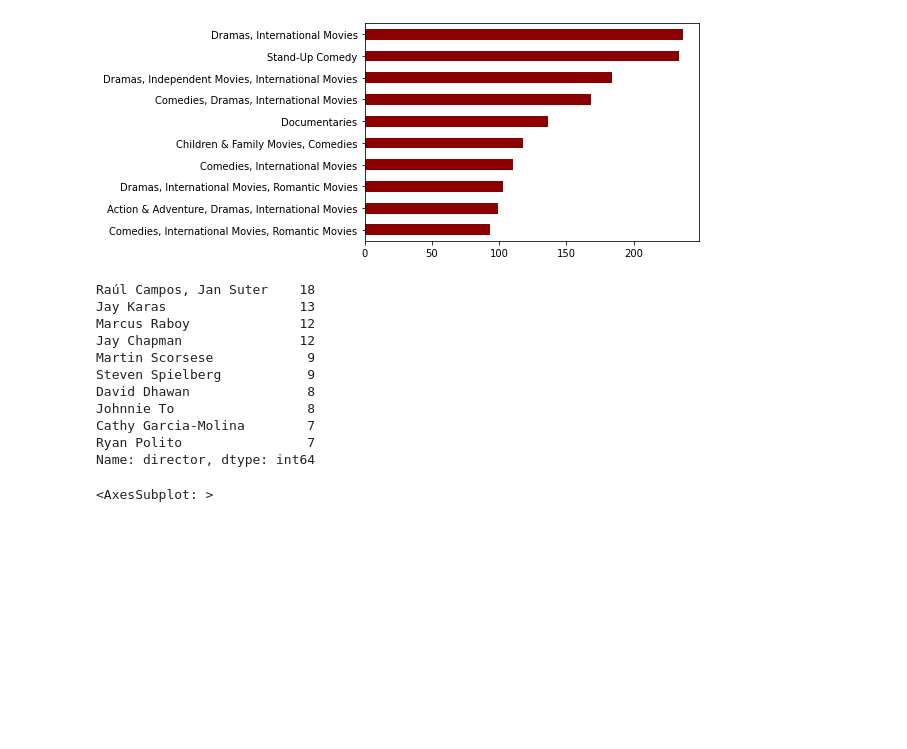
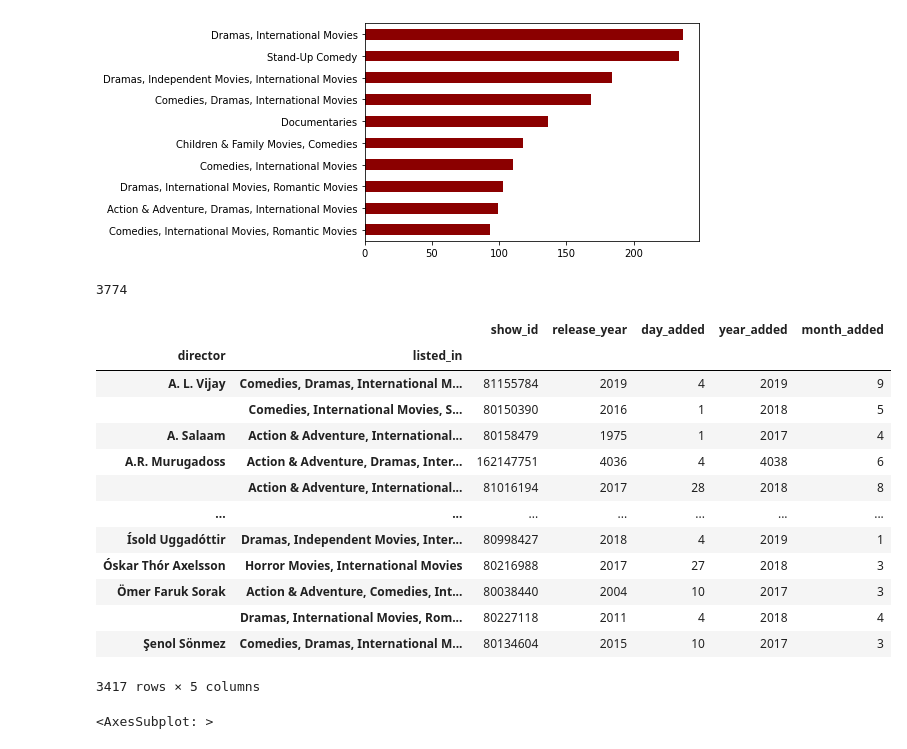
Before and after one commit to Hugox96/Netfliz_Python, a Jupyter notebook: Netflix.ipynb, the cells around one changed output. Drawn from its saved outputs; the diff is of its cells as text; code cells hidden in the pictures; blank space fills up the shorter version.

```diff
--- a/Netflix.ipynb
+++ b/Netflix.ipynb
@@ -193,20 +193,28 @@ netflix_dados["listed_in"].value_counts().head(10).sort_values().plot(kind="barh
 <AxesSubplot: >
 [figure]
 # %%
-director = netflix_dados["director"].value_counts().head(10)
+director = pd.DataFrame(netflix_dados["director"])
 director
 # %% [output]
-Raúl Campos, Jan Suter    18
-Jay Karas                 13
-Marcus Raboy              12
-Jay Chapman               12
-Martin Scorsese            9
-Steven Spielberg           9
-David Dhawan               8
-Johnnie To                 8
-Cathy Garcia-Molina        7
-Ryan Polito                7
-Name: director, dtype: int64
+3774
+# %%
+director = netflix_dados.groupby(["director", "listed_in"]).sum()
+director
+# %% [output]
+|  |  | show_id | release_year | day_added | year_added | month_added |
+| director | listed_in |  |  |  |  |  |
+| A. L. Vijay | Comedies, Dramas, International M... | 81155784 | 2019 | 4 | 2019 | 9 |
+|  | Comedies, International Movies, S... | 80150390 | 2016 | 1 | 2018 | 5 |
+| A. Salaam | Action & Adventure, International... | 80158479 | 1975 | 1 | 2017 | 4 |
+| A.R. Murugadoss | Action & Adventure, Dramas, Inter... | 162147751 | 4036 | 4 | 4038 | 6 |
+|  | Action & Adventure, International... | 81016194 | 2017 | 28 | 2018 | 8 |
+| ... | ... | ... | ... | ... | ... | ... |
+| Ísold Uggadóttir | Dramas, Independent Movies, Inter... | 80998427 | 2018 | 4 | 2019 | 1 |
+| Óskar Thór Axelsson | Horror Movies, International Movies | 80216988 | 2017 | 27 | 2018 | 3 |
+| Ömer Faruk Sorak | Action & Adventure, Comedies, Int... | 80038440 | 2004 | 10 | 2017 | 3 |
+|  | Dramas, International Movies, Rom... | 80227118 | 2011 | 4 | 2018 | 4 |
+| Şenol Sönmez | Comedies, Dramas, International M... | 80134604 | 2015 | 10 | 2017 | 3 |
+3417 rows × 5 columns
 # %%
 # Verificando os top 10 paises em produção
 netflix_dados["country"].value_counts().head(10).plot(kind="bar")
```
Also changed, not shown: parts of 1 cell of this notebook, 3 other files.
